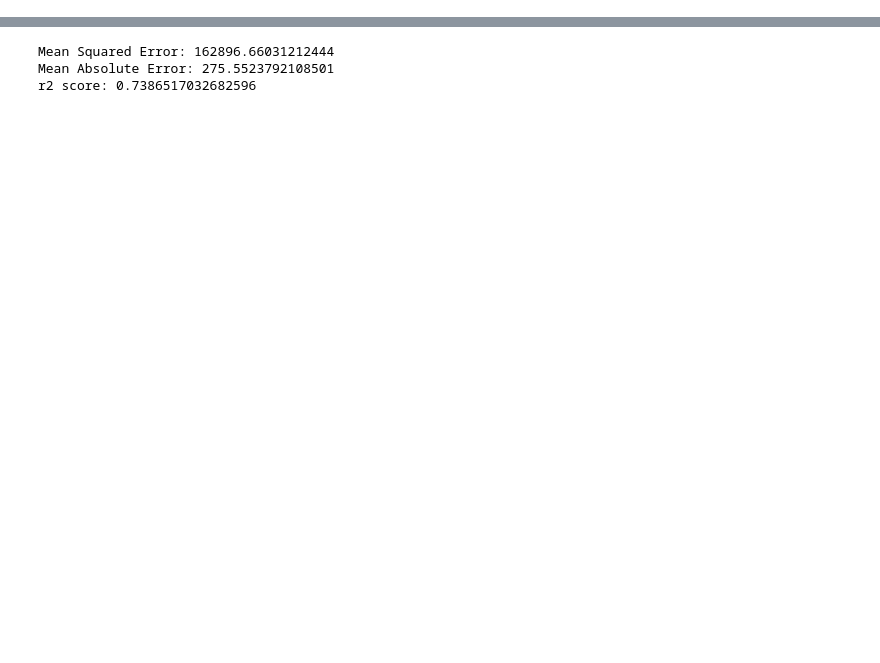
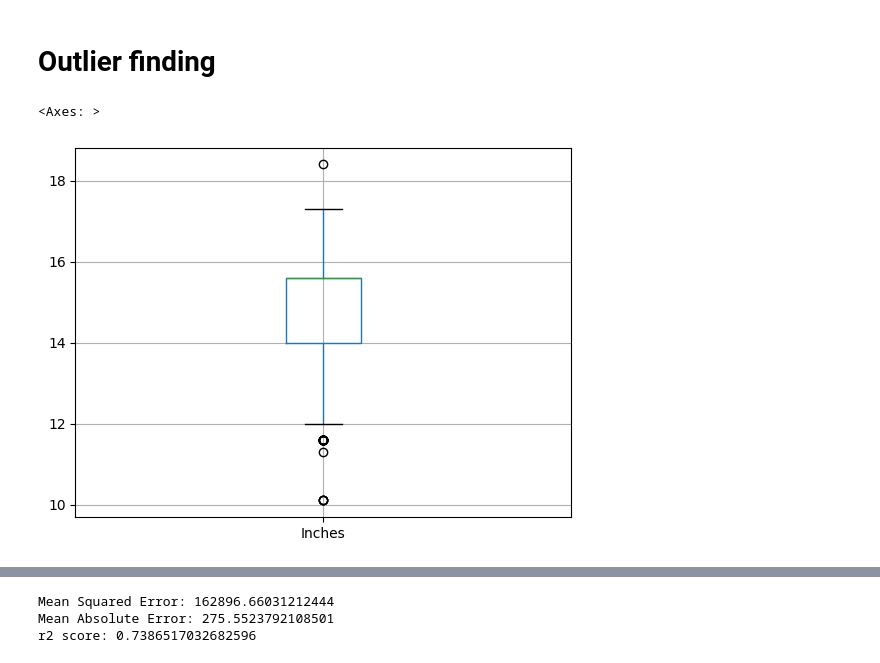
Before and after one commit to PreciousGemstone/CSSI-97-Project-insert_team_name-, a Jupyter notebook: Project_linear_regression.ipynb, the cells around one changed output, grey strips where cells are left out. Cells and saved outputs as stored; diff of their text form; code cells hidden in the pictures; blank space fills up the shorter version.

```diff
--- a/Project_linear_regression.ipynb
+++ b/Project_linear_regression.ipynb
@@ -127,6 +128,17 @@ def get_data():
 
   X, y = improved_laptop.values, laptop_prices.values
   X_train, X_test, y_train, y_test = train_test_split(X, y, test_size = 0.2, random_state = 30)
-  return(X_train, X_test, y_train, y_test, scaler, price_scaler, improved_laptop, improved_laptop_wprice, laptop_prices)
+  return(X_train, X_test, y_train, y_test, scaler, price_scaler, improved_laptop, improved_laptop_wprice, laptop_prices, improved_laptop_continous)
 # %%
-X_train, X_test, y_train, y_test, scaler, price_scaler, improved_laptop, improved_laptop_wprice, laptop_prices = get_data()
+X_train, X_test, y_train, y_test, scaler, price_scaler, improved_laptop, improved_laptop_wprice, laptop_prices, improved_laptop_continous = get_data()
+# %% [markdown]
+# Outlier finding
+# %%
+columns=improved_laptop_continous.columns
+improved_laptop_continous = scaler.inverse_transform(improved_laptop_continous)
+improved_laptop_continous = pd.DataFrame(improved_laptop_continous, columns=columns )
+# %%
+improved_laptop_continous.boxplot(column='Inches')
+# %% [output]
+<Axes: >
+[figure, added]
```
Also changed, not shown: parts of 9 cells of this notebook.
